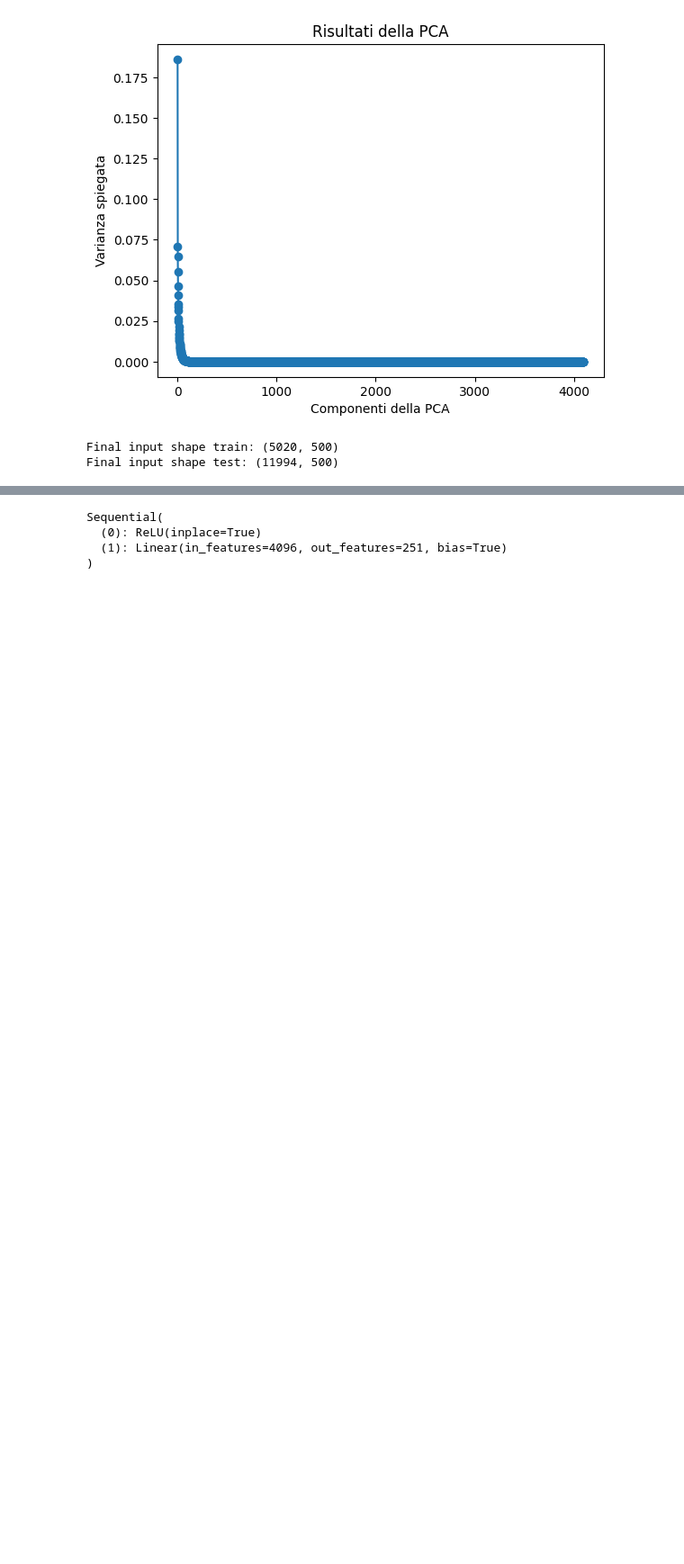
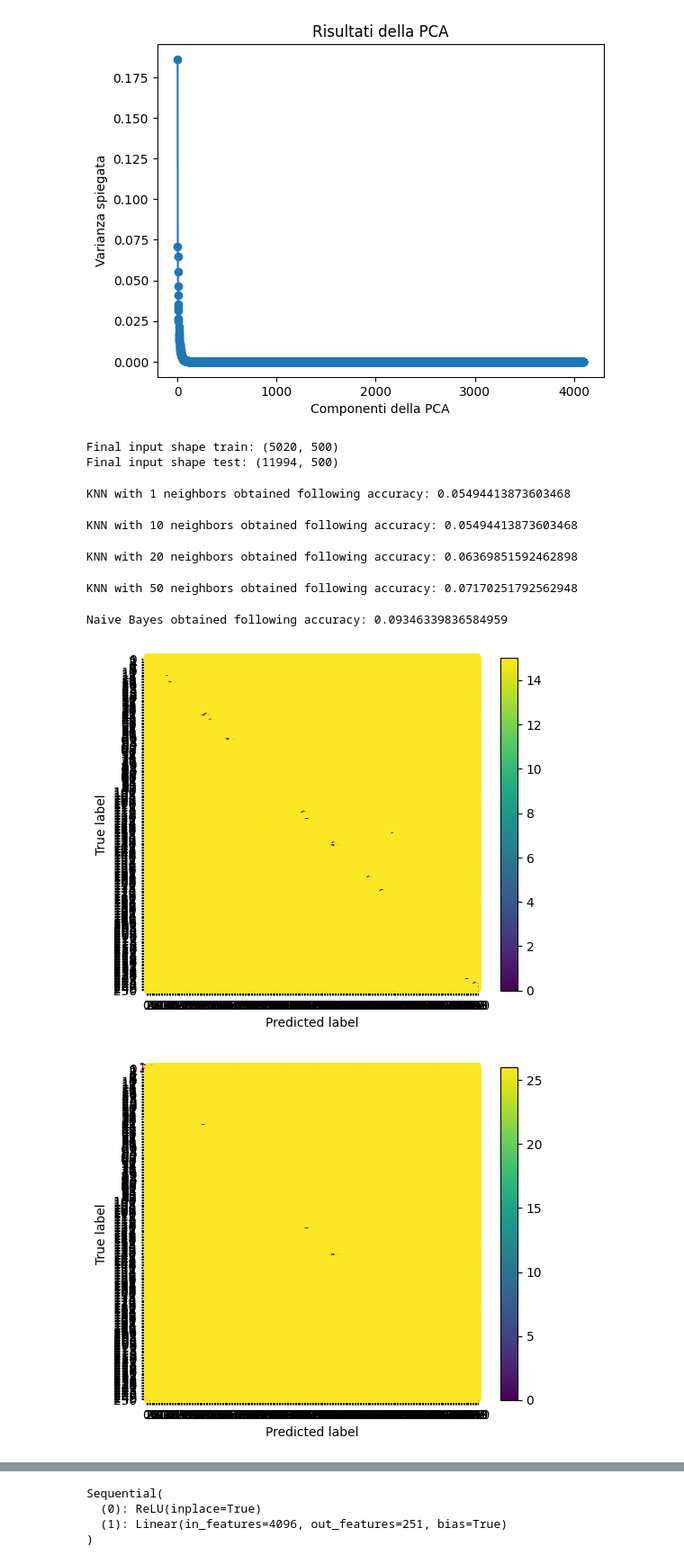
Before and after one commit to Adri261/progettoVIPM, a Jupyter notebook: Transfer_Learning/transfer-learning-with-alexnet.ipynb, the cells around one changed output, grey strips where cells are left out. Shown at 90% size. Saved outputs shown, nothing was run; the diff lists cells and outputs as text; code cells hidden in the pictures; blank space fills up the shorter version.

Commit message:
accuracies of alexnet transfer learning basic machine learning

```diff
--- a/Transfer_Learning/transfer-learning-with-alexnet.ipynb
+++ b/Transfer_Learning/transfer-learning-with-alexnet.ipynb
@@ -303,29 +300,39 @@ Final input shape test: (11994, 500)
 # %%
 class ml_models(Enum):
     # LINEAR_SVC = [LinearSVC(), "Linear Support Vector"]
     # RANDOM_FOREST = [RandomForestClassifier(), "Random Forest"]
     # BOOSTED_FOREST = [GradientBoostingClassifier(), "Gradient Boosting Classifier"]
     KNN_1 = [KNeighborsClassifier(n_neighbors=1), "KNN with 1 neighbors"]
-    # KNN_10 = [KNeighborsClassifier(n_neighbors=10), "KNN with 10 neighbors"]
-    # KNN_20 = [KNeighborsClassifier(n_neighbors=20), "KNN with 20 neighbors"]
-    # KNN_50 = [KNeighborsClassifier(n_neighbors=50), "KNN with 50 neighbors"]
-    # NAIVE_BAYES = [GaussianNB(), "Naive Bayes"]
+    KNN_10 = [KNeighborsClassifier(n_neighbors=10), "KNN with 10 neighbors"]
+    KNN_20 = [KNeighborsClassifier(n_neighbors=20), "KNN with 20 neighbors"]
+    KNN_50 = [KNeighborsClassifier(n_neighbors=50), "KNN with 50 neighbors"]
+    NAIVE_BAYES = [GaussianNB(), "Naive Bayes"]
+
+is_pca_used = True
 
 x_train = X_train_ale_n
 x_test = X_test_ale_n
 if is_pca_used:
     x_train = X_train_pca
     x_test =x_test_pca
 model_accuracies = []
 for model in tqdm(ml_models):
-    model_name = "{}_from_{}_minus{}".format(model.value[1], chosen_net, layers_to_remove)
+    model_name = "{}_from_{}_minus{}".format(model.value[1], chosen_net.value[2], layers_to_remove)
     if is_pca_used:
         model_name += "_pca"
     score = model_building(model.value[0], model.value[1], x_train, x_test, y_train, y_test)
     print("{} obtained following accuracy: {}".format(model.value[1],score))
     model_accuracies.append([model_name, score])
 model_accuracies = np.array(model_accuracies)
-accuracies_filename = "./Transfer_Learning/model_metrics/Accuracies_{}_minus{}".format(chosen_net, layers_to_remove)
+accuracies_filename = "./Transfer_Learning/model_metrics/Accuracies_{}_minus{}".format(chosen_net.value[2], layers_to_remove)
 if is_pca_used:
     accuracies_filename += "_pca"
 np.save("{}.npy".format(accuracies_filename), model_accuracies)
+# %% [output]
+KNN with 1 neighbors obtained following accuracy: 0.05494413873603468
+KNN with 10 neighbors obtained following accuracy: 0.05494413873603468
+KNN with 20 neighbors obtained following accuracy: 0.06369851592462898
+KNN with 50 neighbors obtained following accuracy: 0.07170251792562948
+Naive Bayes obtained following accuracy: 0.09346339836584959
+[figure, added]
+[figure, added]
```
Also changed, not shown: parts of 2 cells of this notebook, 14 other files.
